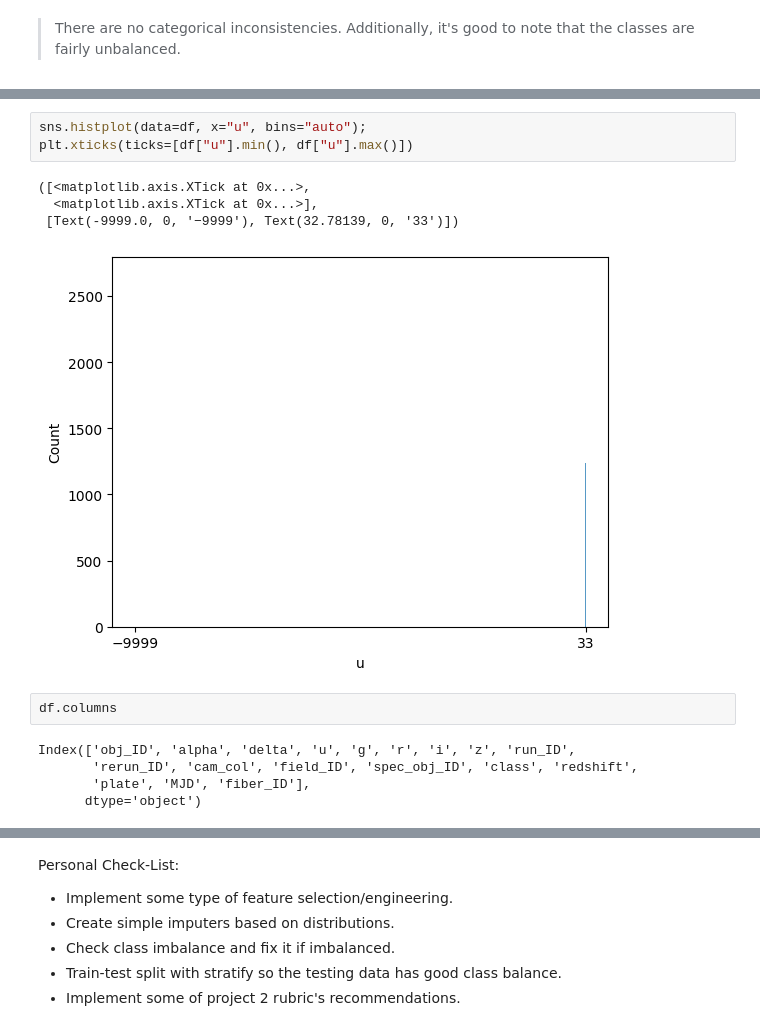
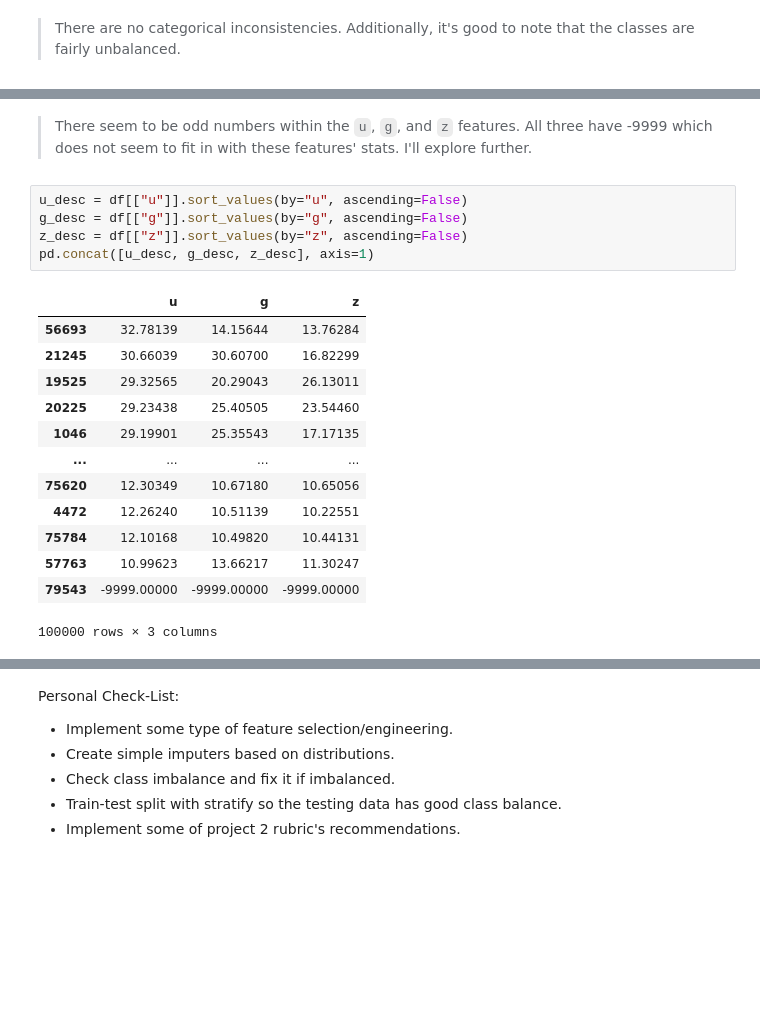
Before and after one commit to john-a-dixon/stellar-object-classification, a Jupyter notebook: stellar.ipynb, the cells around one changed output, grey strips where cells are left out. Drawn from its saved outputs; the diff is of its cells as text; blank space fills up the shorter version.

```diff
--- a/stellar.ipynb
+++ b/stellar.ipynb
@@ -148,15 +127,21 @@ sns.histplot(data=df, x="delta", bins="auto");
-# %%
-sns.histplot(data=df, x="u", bins="auto");
-plt.xticks(ticks=[df["u"].min(), df["u"].max()])
-# %% [output]
-([<matplotlib.axis.XTick at 0x...>,
-  <matplotlib.axis.XTick at 0x...>],
- [Text(-9999.0, 0, '−9999'), Text(32.78139, 0, '33')])
-[figure, removed]
-# %%
-df.columns
-# %% [output]
-Index(['obj_ID', 'alpha', 'delta', 'u', 'g', 'r', 'i', 'z', 'run_ID',
-       'rerun_ID', 'cam_col', 'field_ID', 'spec_obj_ID', 'class', 'redshift',
-       'plate', 'MJD', 'fiber_ID'],
-      dtype='object')
+# %% [markdown]
+> There seem to be odd numbers within the `u`, `g`, and `z` features. All three have -9999 which does not seem to fit in with these features' stats. I'll explore further.
+# %%
+u_desc = df[["u"]].sort_values(by="u", ascending=False)
+g_desc = df[["g"]].sort_values(by="g", ascending=False)
+z_desc = df[["z"]].sort_values(by="z", ascending=False)
+pd.concat([u_desc, g_desc, z_desc], axis=1)
+# %% [output]
+|  | u | g | z |
+| 56693 | 32.78139 | 14.15644 | 13.76284 |
+| 21245 | 30.66039 | 30.60700 | 16.82299 |
+| 19525 | 29.32565 | 20.29043 | 26.13011 |
+| 20225 | 29.23438 | 25.40505 | 23.54460 |
+| 1046 | 29.19901 | 25.35543 | 17.17135 |
+| ... | ... | ... | ... |
+| 75620 | 12.30349 | 10.67180 | 10.65056 |
+| 4472 | 12.26240 | 10.51139 | 10.22551 |
+| 75784 | 12.10168 | 10.49820 | 10.44131 |
+| 57763 | 10.99623 | 13.66217 | 11.30247 |
+| 79543 | -9999.00000 | -9999.00000 | -9999.00000 |
+100000 rows × 3 columns
```
Also changed, not shown: parts of 16 cells of this notebook.
